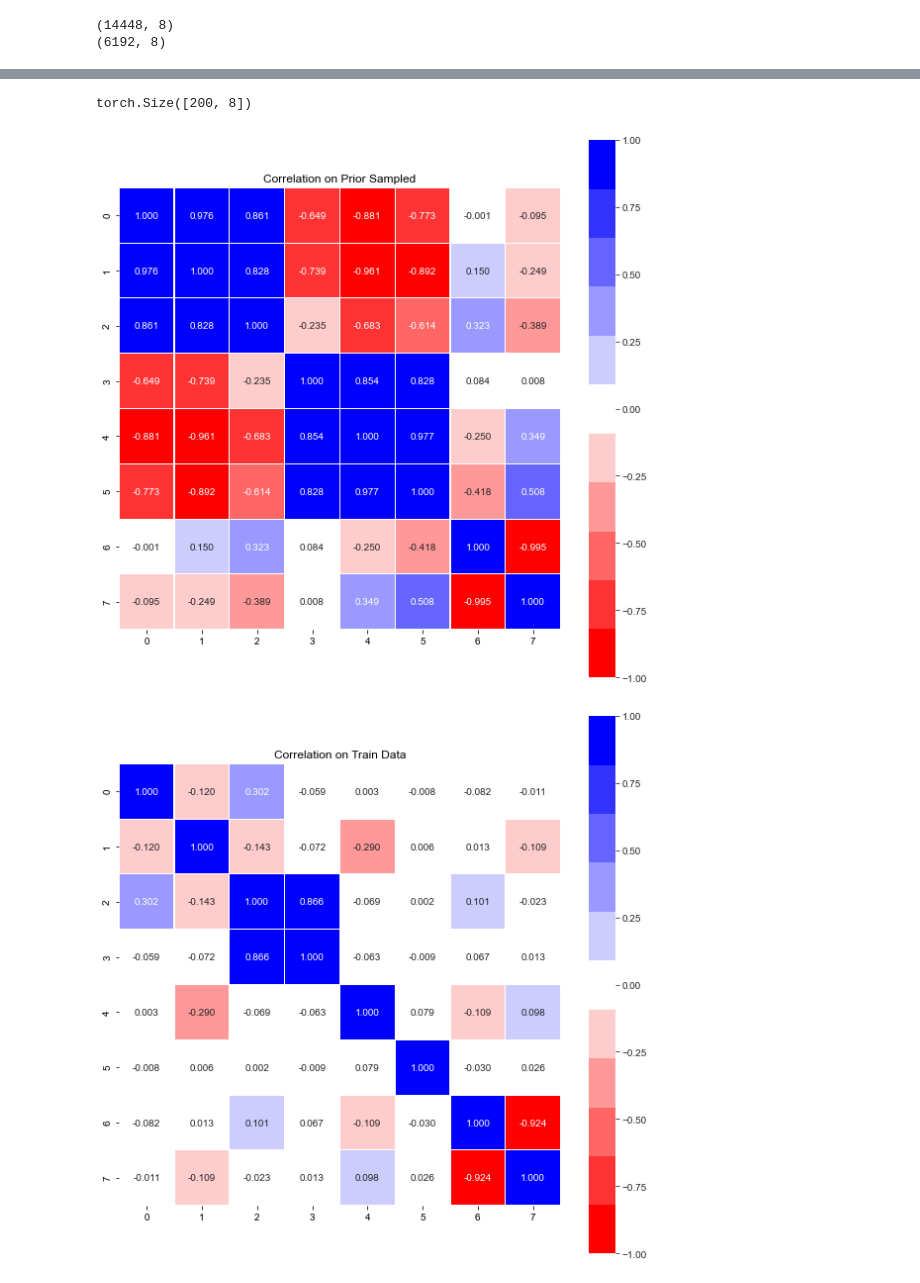
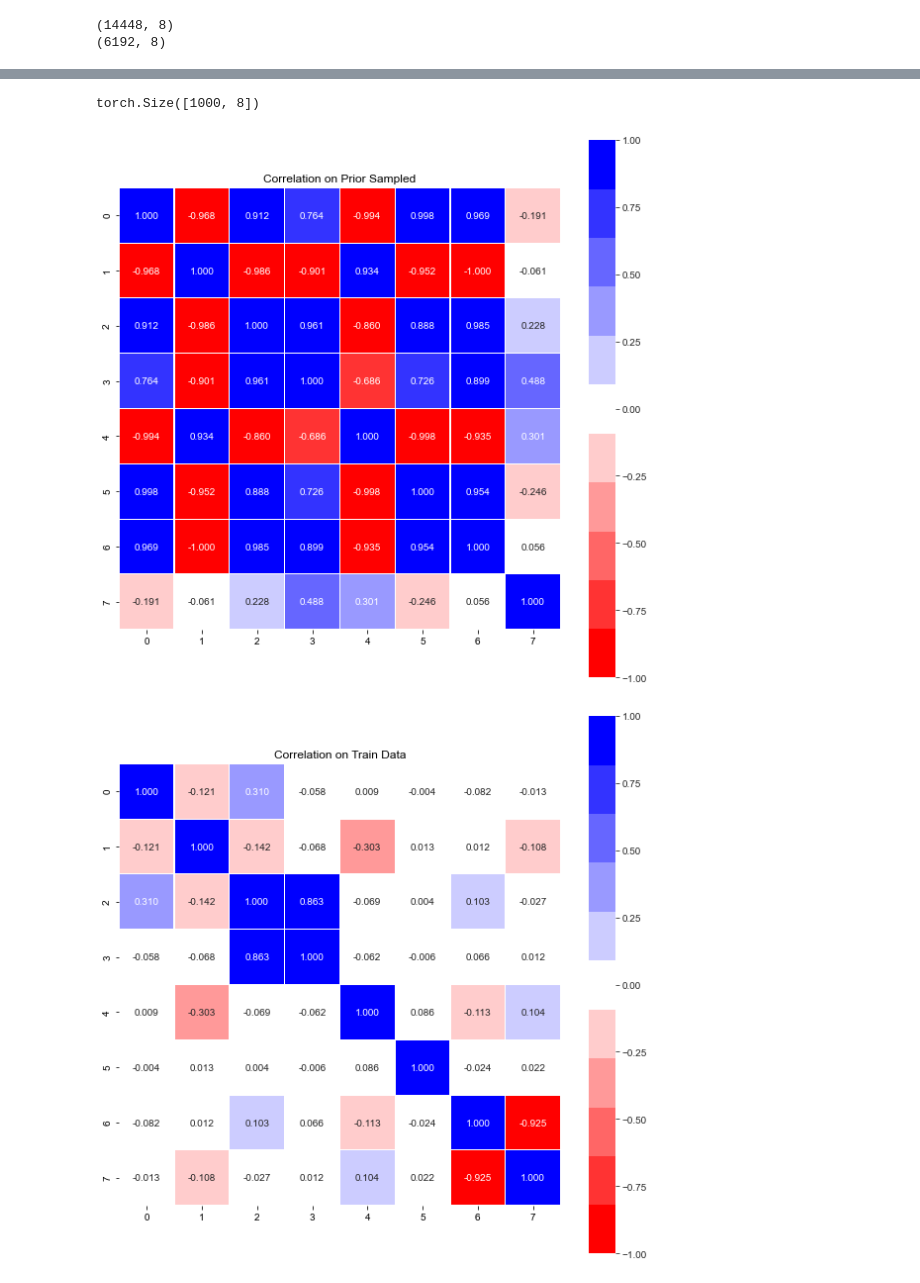
Before and after one commit to sunyunlee/cgan-cvae-tut, a Jupyter notebook: vae_new.ipynb, the cells around one changed output, grey strips where cells are left out. Saved outputs shown, nothing was run; the diff lists cells and outputs as text; code cells hidden in the pictures.

```diff
--- a/vae_new.ipynb
+++ b/vae_new.ipynb
@@ -35,12 +35,14 @@ class Encoder(nn.Module):
 
         self.input = nn.Linear(input_dim, hidden_dim)
         self.hidden = nn.Linear(hidden_dim, hidden_dim)
+        self.hidden2 = nn.Linear(hidden_dim, hidden_dim)
         self.mu_z = nn.Linear(hidden_dim, latent_dim)
         self.std_z = nn.Linear(hidden_dim, latent_dim)
 
     def forward(self, x):
         out = F.relu(self.input(x))
         out = F.relu(self.hidden(out))
+#         out = F.relu(self.hidden2(out))
         mu_z = self.mu_z(out)
         std_z = self.std_z(out)
 
@@ -52,23 +54,25 @@ class Decoder(nn.Module):
 
         self.input = nn.Linear(latent_dim, hidden_dim)
         self.hidden = nn.Linear(hidden_dim, hidden_dim)
+        self.hidden2 = nn.Linear(hidden_dim, hidden_dim)
         self.mu_x = nn.Linear(hidden_dim, output_dim)
         self.std_x = nn.Linear(hidden_dim, output_dim)
 
     def forward(self, x):
         out = F.relu(self.input(x))
         out = F.relu(self.hidden(out))
+#         out = F.relu(self.hidden2(out))
         mu_x = self.mu_x(out)
         std_x = self.std_x(out)
 
         return mu_x, std_x
 # %%
 INPUT_DIM = len(raw_data.feature_names)
-HIDDEN_DIM = 5
+HIDDEN_DIM = 3
 LATENT_DIM = 2
 BATCH_SIZE = 128
 N_EPOCHS = 100
-lr = 5e-4
+lr = 1e-3
 # %%
 enc = Encoder(INPUT_DIM, HIDDEN_DIM, LATENT_DIM).type(torch.float64)
 dec = Decoder(LATENT_DIM, HIDDEN_DIM, INPUT_DIM).type(torch.float64)
@@ -211,21 +262,21 @@ cmap = mcolors.LinearSegmentedColormap.from_list(name='red_white_blue',
                                                  N=len(levs)-1)
 # %%
 p_z = torch.distributions.Normal(0, 1)
-z = p_z.sample((200, LATENT_DIM)).type(torch.float64)
+z = p_z.sample((1000, LATENT_DIM)).type(torch.float64)
 mu_x, std_x = dec(z)
 print(mu_x.shape)
 # %% [output]
-torch.Size([200, 8])
+torch.Size([1000, 8])
 # %%
 mu_x = mu_x.detach().numpy()
 corr_eval = np.corrcoef(mu_x, rowvar=False)
 fig, ax = plt.subplots(figsize=(10,10))
 with sns.axes_style("white"):
-    ax = sns.heatmap(corr_eval, cmap=cmap, annot=True, fmt=".3f", vmin=1, vmax=-1, annot_kws={'size':10}, linewidth=0.1, square=True)
+    ax = sns.heatmap(corr_eval, cmap=cmap, annot=True, fmt=".3f", vmin=-1, vmax=1, annot_kws={'size':10}, linewidth=0.1, square=True)
     plt.title("Correlation on Prior Sampled")
     plt.show()
 # %% [output]
-[figure, old version]
+[figure, new version]
 # %%
 corr_train = np.corrcoef(X_train, rowvar=False)
 fig, ax = plt.subplots(figsize=(10,10))
```
Also changed, not shown: parts of 10 cells of this notebook.
